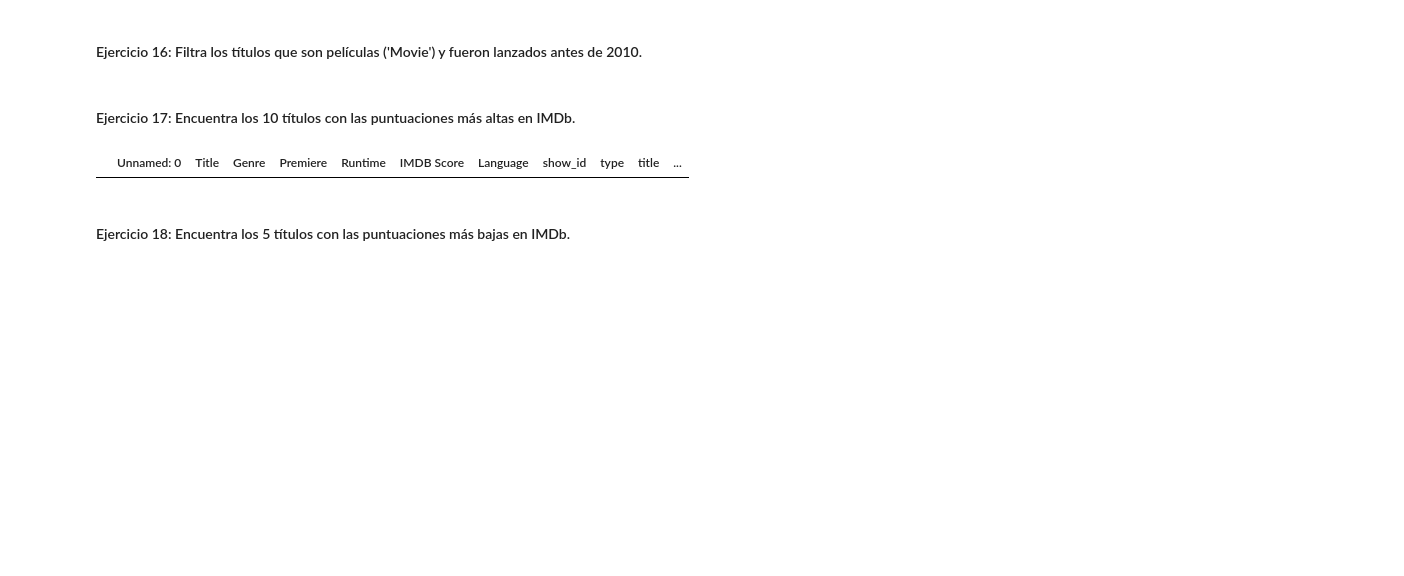
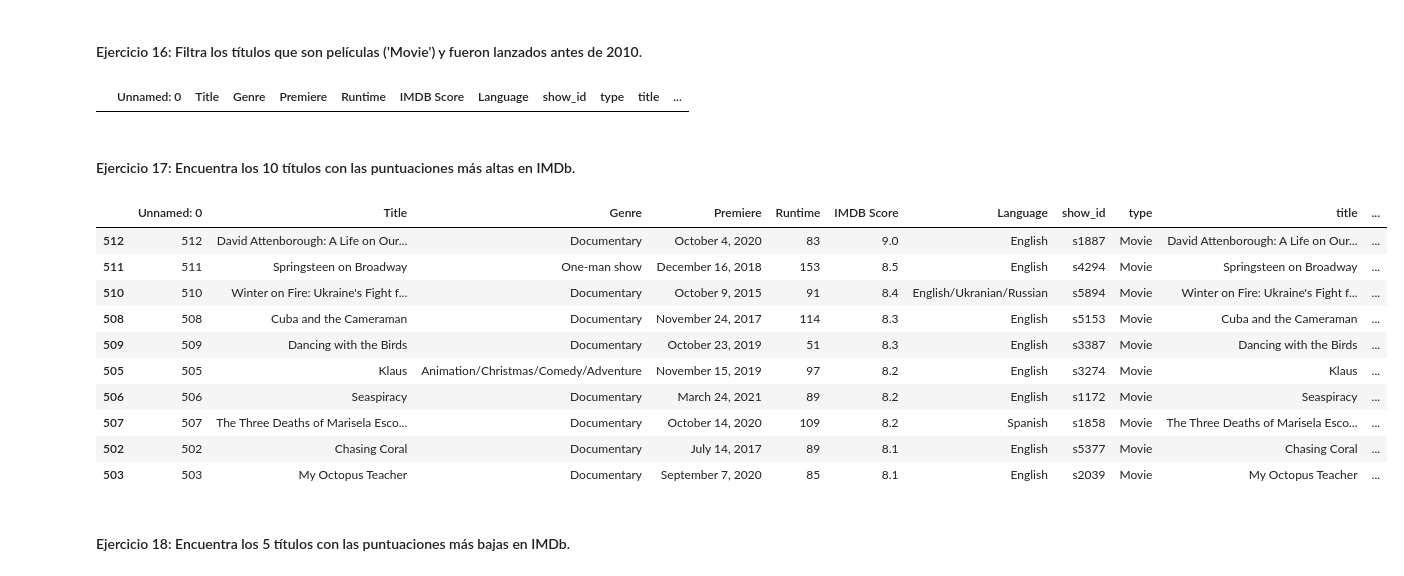
Before and after one commit to Rcm89/laboratorio-pandas-filtrado-y-groupby, a Jupyter notebook: laboratorio-modulo2-leccion03-filtrado.ipynb, the cells around one changed output. Drawn from its saved outputs; the diff is of its cells as text; code cells hidden in the pictures; blank space fills up the shorter version.

```diff
--- a/laboratorio-modulo2-leccion03-filtrado.ipynb
+++ b/laboratorio-modulo2-leccion03-filtrado.ipynb
@@ -316,14 +316,29 @@ df_ej
 |  | Unnamed: 0 | Title | Genre | Premiere | Runtime | IMDB Score | Language | show_id | type | title | ... |
 # %% [markdown]
 #### Ejercicio 16: Filtra los títulos que son películas ('Movie') y fueron lanzados antes de 2010.
+# %%
+condicion_1 = df_Netflix['type'] == 'Movie'
+condicion_2 = df_Netflix['release_year'] < 2010
+df_ej = df_Netflix[condicion_1 & condicion_2]
+df_ej
+# %% [output]
+|  | Unnamed: 0 | Title | Genre | Premiere | Runtime | IMDB Score | Language | show_id | type | title | ... |
 # %% [markdown]
 #### Ejercicio 17: Encuentra los 10 títulos con las puntuaciones más altas en IMDb.
 # %%
-condicion_1 = df_Netflix['type'] == 'Movie'
-condicion_2 = df_Netflix['release_year'] < 2010
-df_ej = df_Netflix[condicion_1 & condicion_2]
-df_ej
+top_10 = df_Netflix.nlargest(10, 'IMDB Score')
+top_10
 # %% [output]
 |  | Unnamed: 0 | Title | Genre | Premiere | Runtime | IMDB Score | Language | show_id | type | title | ... |
+| 512 | 512 | David Attenborough: A Life on Our... | Documentary | October 4, 2020 | 83 | 9.0 | English | s1887 | Movie | David Attenborough: A Life on Our... | ... |
+| 511 | 511 | Springsteen on Broadway | One-man show | December 16, 2018 | 153 | 8.5 | English | s4294 | Movie | Springsteen on Broadway | ... |
+| 510 | 510 | Winter on Fire: Ukraine's Fight f... | Documentary | October 9, 2015 | 91 | 8.4 | English/Ukranian/Russian | s5894 | Movie | Winter on Fire: Ukraine's Fight f... | ... |
+| 508 | 508 | Cuba and the Cameraman | Documentary | November 24, 2017 | 114 | 8.3 | English | s5153 | Movie | Cuba and the Cameraman | ... |
+| 509 | 509 | Dancing with the Birds | Documentary | October 23, 2019 | 51 | 8.3 | English | s3387 | Movie | Dancing with the Birds | ... |
+| 505 | 505 | Klaus | Animation/Christmas/Comedy/Adventure | November 15, 2019 | 97 | 8.2 | English | s3274 | Movie | Klaus | ... |
+| 506 | 506 | Seaspiracy | Documentary | March 24, 2021 | 89 | 8.2 | English | s1172 | Movie | Seaspiracy | ... |
+| 507 | 507 | The Three Deaths of Marisela Esco... | Documentary | October 14, 2020 | 109 | 8.2 | Spanish | s1858 | Movie | The Three Deaths of Marisela Esco... | ... |
+| 502 | 502 | Chasing Coral | Documentary | July 14, 2017 | 89 | 8.1 | English | s5377 | Movie | Chasing Coral | ... |
+| 503 | 503 | My Octopus Teacher | Documentary | September 7, 2020 | 85 | 8.1 | English | s2039 | Movie | My Octopus Teacher | ... |
 # %% [markdown]
 #### Ejercicio 18: Encuentra los 5 títulos con las puntuaciones más bajas en IMDb.
```
Also changed, not shown: parts of 4 cells of this notebook.
